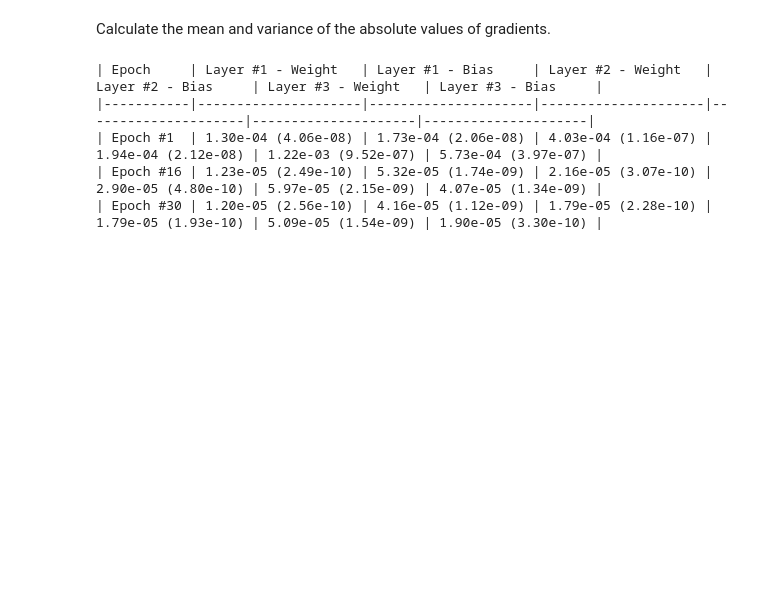
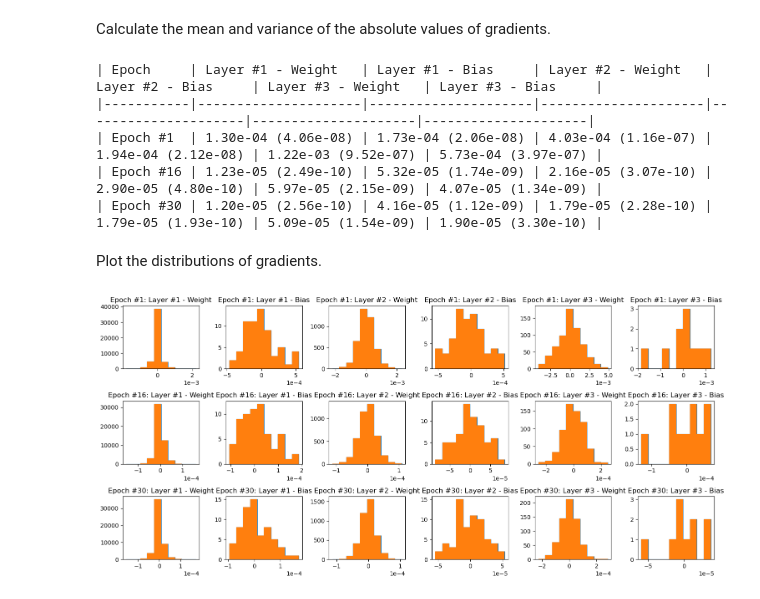
Before and after one commit to shuangxuetwelve/pytorch-practice, a Jupyter notebook: MNIST-2.ipynb, the cells around one changed output. Cells and saved outputs as stored; diff of their text form; code cells hidden in the pictures; blank space fills up the shorter version.

Commit message:
Display gradients distribution in MNIST-2

```diff
--- a/MNIST-2.ipynb
+++ b/MNIST-2.ipynb
@@ -306,3 +307,38 @@ print(tabulate(table, tablefmt='github', headers=['Epoch', 'Layer #1 - Weight',
 | Epoch #1  | 1.30e-04 (4.06e-08) | 1.73e-04 (2.06e-08) | 4.03e-04 (1.16e-07) | 1.94e-04 (2.12e-08) | 1.22e-03 (9.52e-07) | 5.73e-04 (3.97e-07) |
 | Epoch #16 | 1.23e-05 (2.49e-10) | 5.32e-05 (1.74e-09) | 2.16e-05 (3.07e-10) | 2.90e-05 (4.80e-10) | 5.97e-05 (2.15e-09) | 4.07e-05 (1.34e-09) |
 | Epoch #30 | 1.20e-05 (2.56e-10) | 4.16e-05 (1.12e-09) | 1.79e-05 (2.28e-10) | 1.79e-05 (1.93e-10) | 5.09e-05 (1.54e-09) | 1.90e-05 (3.30e-10) |
+# %% [markdown]
+Plot the distributions of gradients.
+# %%
+ROWS, COLS = 3 if len(grads) >= 3 else len(grads), 6
+
+fig, axs = plt.subplots(ROWS, COLS, figsize=(15, 7))
+if ROWS == 1:
+    axs = np.array([axs])
+for row in range(ROWS):
+    # Calculate which epoch to display.
+    if row == ROWS - 1:
+        index = EPOCHS - 1
+    else:
+        index = math.floor((EPOCHS / (ROWS - 1))) * row
+
+    data = []
+    data.append(grads[index]['weight'][0].numpy()) # Gradients of weight for level #1.
+    data.append(grads[index]['bias'][0].numpy()) # Gradients of bias for level #1.
+    data.append(grads[index]['weight'][1].numpy()) # Gradients of weight for level #2.
+    data.append(grads[index]['bias'][1].numpy()) # Gradients of bias for level #2.
+    data.append(grads[index]['weight'][2].numpy()) # Gradients of weight for level #3.
+    data.append(grads[index]['bias'][2].numpy()) # Gradients of bias for level #3.
+
+    # Titles of each column.
+    titles = ['Layer #1 - Weight', 'Layer #1 - Bias', 'Layer #2 - Weight', 'Layer #2 - Bias', 'Layer #3 - Weight', 'Layer #3 - Bias']
+
+    for i in range(COLS):
+        counts, bins = np.histogram(data[i])
+        axs[row, i].stairs(counts, bins)
+        axs[row, i].hist(bins[:-1], bins, weights=counts)
+        axs[row, i].set_title(f'Epoch #{index+1}: {titles[i]}')
+        axs[row, i].ticklabel_format(scilimits=(-3, 6))
+fig.tight_layout()
+# %% [output]
+[figure, added]
```
Also changed, not shown: parts of 1 cell of this notebook.
